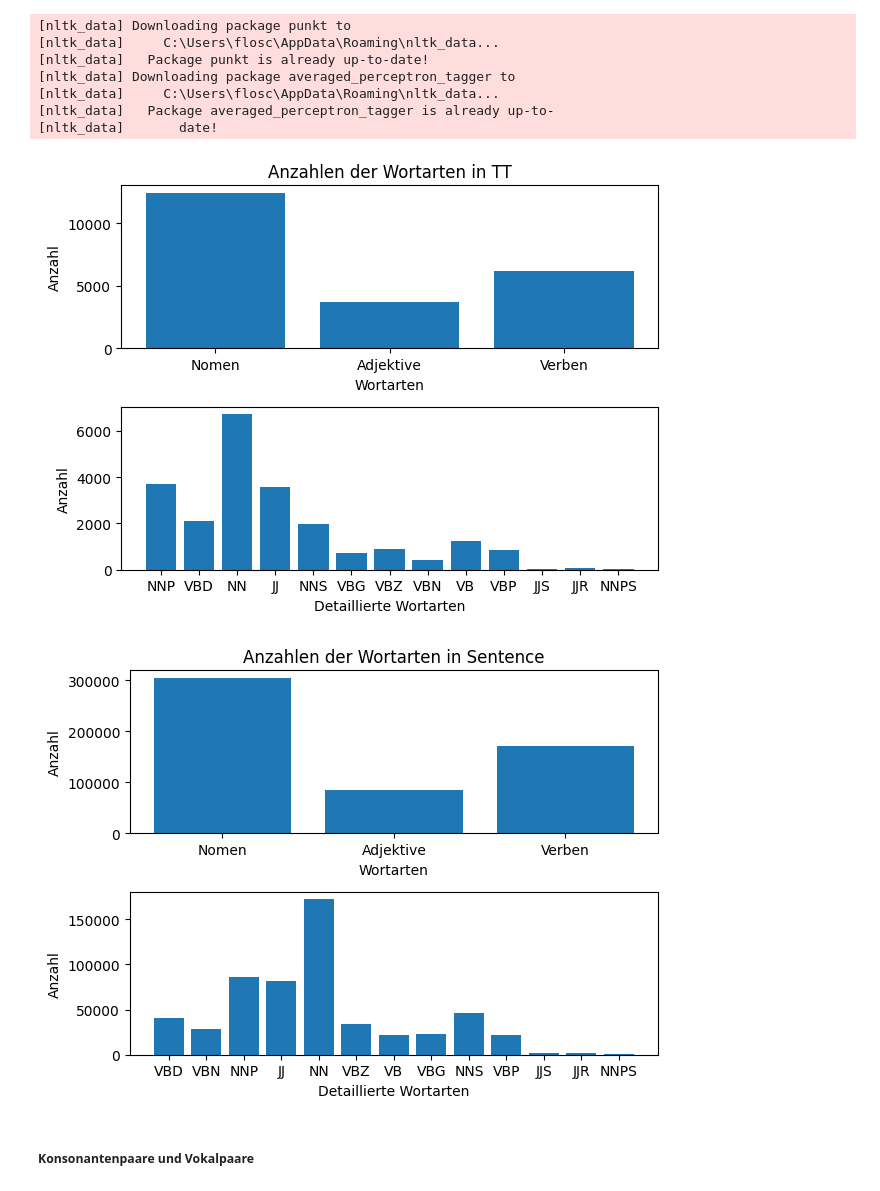
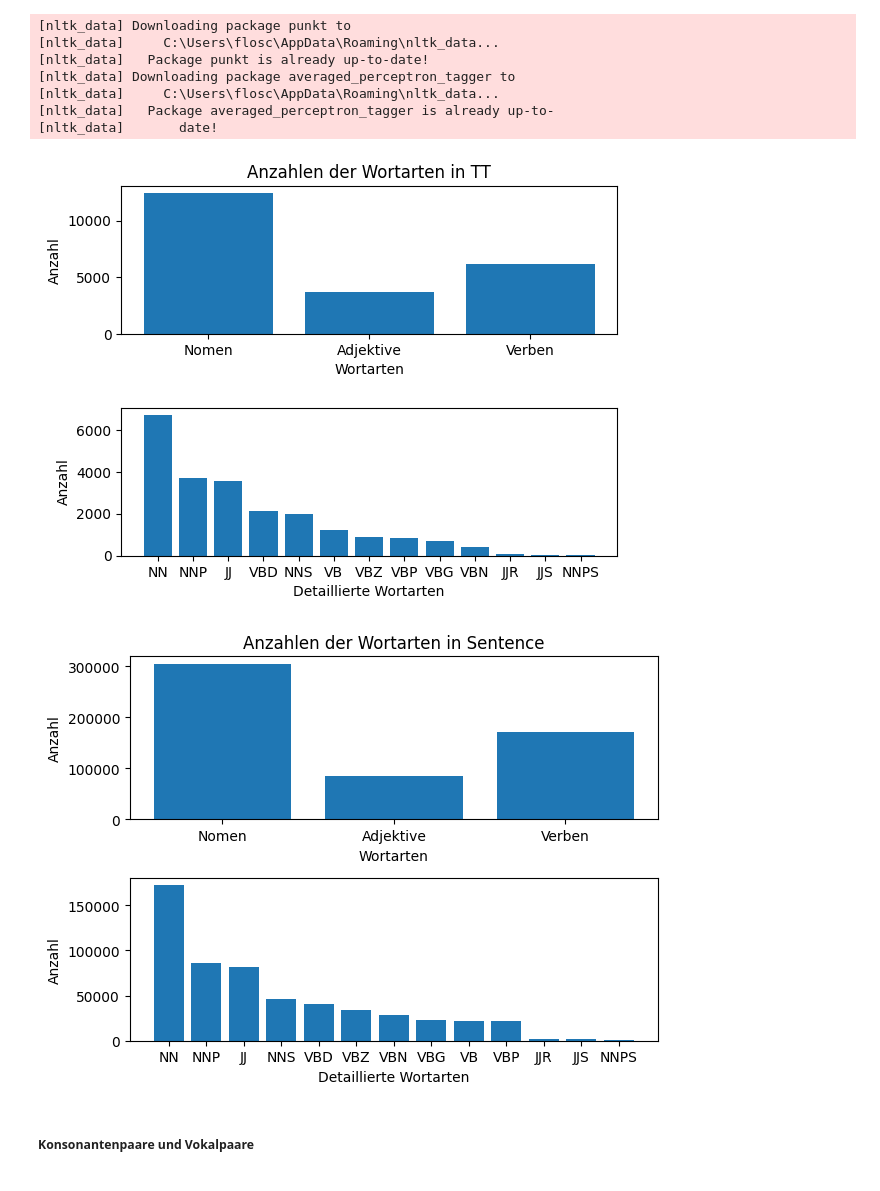
Before and after one commit to albertokoeselmunoz/tongue_twisters, a Jupyter notebook: data_understanding.ipynb, the cells around one changed output. Saved outputs shown, nothing was run; the diff lists cells and outputs as text; code cells hidden in the pictures.

```diff
--- a/data_understanding.ipynb
+++ b/data_understanding.ipynb
@@ -186,40 +186,45 @@ NN = 0
 JJ = 0
 VB = 0
 for word in words:
     if word.startswith('NN'):
         NN += words_dict[word]
     elif word.startswith('JJ'):
         JJ += words_dict[word]
     elif word.startswith('VB'):
         VB += words_dict[word]
 
 categories = ['Nomen', 'Adjektive', 'Verben']
 values = [NN, JJ, VB]
 
 # Erstelle den ersten Plot für die Wortarten
 plt.subplot(2, 1, 1)  # 2 Zeilen, 1 Spalte, erster Plot
 plt.bar(categories, values)
 plt.xlabel('Wortarten')
 plt.ylabel('Anzahl')
 plt.title('Anzahlen der Wortarten in TT')
 
+#Sortierung
+sortiertTT = sorted(range(len(counts)), key=lambda k: counts[k], reverse=True)
+wordsTTSortiert = [words[i] for i in sortiertTT]
+countsTTSortiert = [counts[i] for i in sortiertTT]
+
 # Erstelle den zweiten Plot für die Wörter
 plt.subplot(2, 1, 2)  # 2 Zeilen, 1 Spalte, zweiter Plot
-plt.bar(words, counts)
+plt.bar(wordsTTSortiert, countsTTSortiert)
 plt.xlabel('Detaillierte Wortarten')
 plt.ylabel('Anzahl')
 
-# Passe den Abstand zwischen den Subplots an (optional)
+# Abstandsanpassung
 plt.tight_layout()
 
 # Zeige die Plots an
 plt.show()
 # %% [output]
-[figure, old version]
+[figure, new version]
 # %%
 # Sentence
 wortartenSent = zähle_Wortarten(textGesamtSent)
-# Extract data for plotting
+# Daten für Visualisierung vorbereiten
 wordsSent = list(wortartenSent.keys())
 countsSent = list(wortartenSent.values())
 words_dictSent = dict(wortartenSent)
@@ -246,19 +251,24 @@ plt.xlabel('Wortarten')
 plt.ylabel('Anzahl')
 plt.title('Anzahlen der Wortarten in Sentence')
 
+#Sortierung
+sortiert = sorted(range(len(countsSent)), key=lambda k: countsSent[k], reverse=True)
+wordsSentSortiert = [wordsSent[i] for i in sortiert]
+countsSentSortiert = [countsSent[i] for i in sortiert]
+
 # Erstelle den zweiten Plot für die Wörter
 plt.subplot(2, 1, 2)  # 2 Zeilen, 1 Spalte, zweiter Plot
-plt.bar(wordsSent, countsSent)
+plt.bar(wordsSentSortiert, countsSentSortiert)
 plt.xlabel('Detaillierte Wortarten')
 plt.ylabel('Anzahl')
 
-# Passe den Abstand zwischen den Subplots an (optional)
+# Abstandsanpassung
 plt.tight_layout()
 
 # Zeige die Plots an
 plt.show()
 # %% [output]
-[figure, old version]
+[figure, new version]
 # %% [markdown]
 ##### Konsonantenpaare und Vokalpaare
 # %%
```
Also changed, not shown: parts of 1 cell of this notebook.
